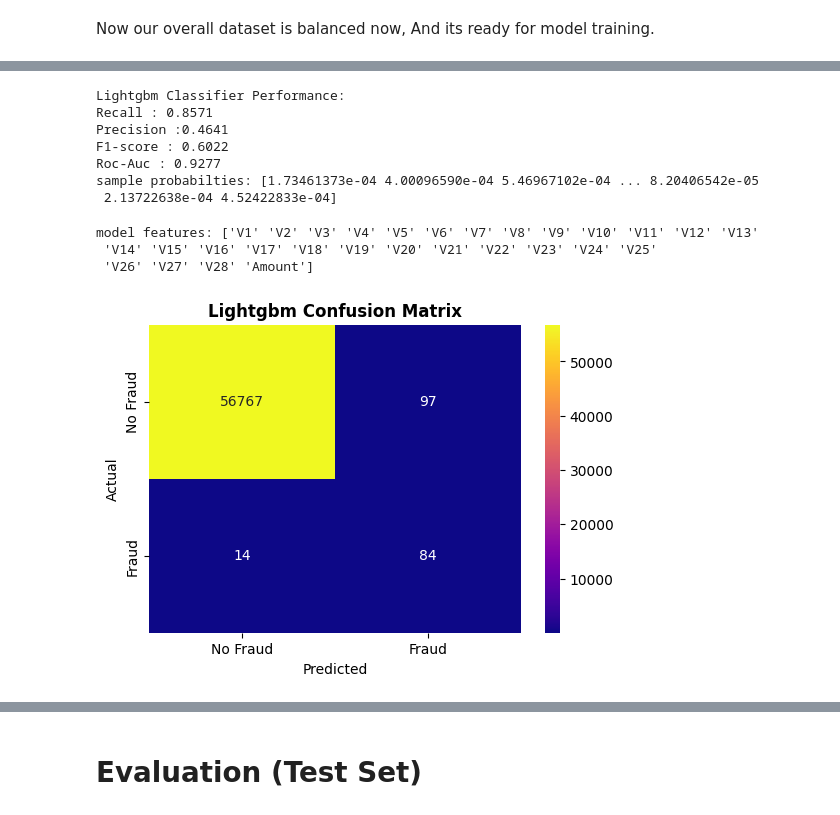
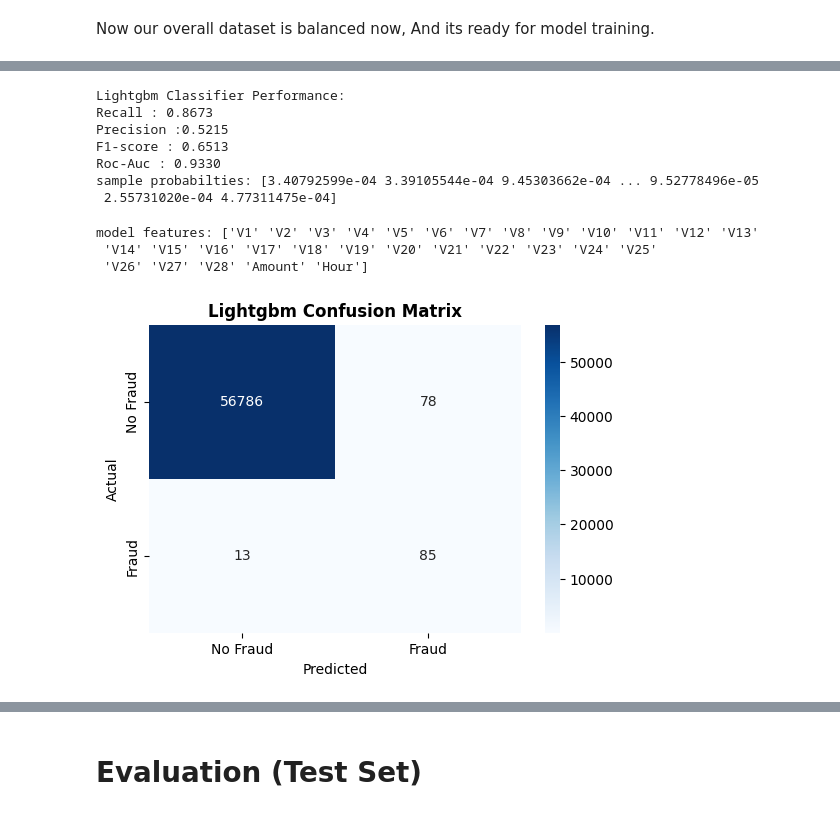
Before and after one commit to ANSHAB786/credit-card-fraud-detection, a Jupyter notebook: data_preprocessing.ipynb, the cells around one changed output, grey strips where cells are left out. Cells and saved outputs as stored; diff of their text form; code cells hidden in the pictures.

```diff
--- a/data_preprocessing.ipynb
+++ b/data_preprocessing.ipynb
@@ -578,7 +589,7 @@ plt.show()
 # %%
 from lightgbm import LGBMClassifier
 
-gbm_model = LGBMClassifier(objective='binary', metric = 'AUC')
+gbm_model = LGBMClassifier(objective='binary', metric = 'AUC', verbose = -1)
 
 gbm_model.fit(X_train_resampled, y_train_resampled)
 gbm_proba = gbm_model.predict_proba(X_test)[:,1]
@@ -599,27 +610,27 @@ print(f"Roc-Auc :{gbm_roc_auc: .4f}")
 print(f"sample probabilties:", gbm_proba)
 # %% [output]
 Lightgbm Classifier Performance:
-Recall : 0.8571
-Precision :0.4641
-F1-score : 0.6022
-Roc-Auc : 0.9277
-sample probabilties: [1.73461373e-04 4.00096590e-04 5.46967102e-04 ... 8.20406542e-05
- 2.13722638e-04 4.52422833e-04]
+Recall : 0.8673
+Precision :0.5215
+F1-score : 0.6513
+Roc-Auc : 0.9330
+sample probabilties: [3.40792599e-04 3.39105544e-04 9.45303662e-04 ... 9.52778496e-05
+ 2.55731020e-04 4.77311475e-04]
 # %%
 print("model features:",gbm_model.feature_names_in_)
 # %% [output]
 model features: ['V1' 'V2' 'V3' 'V4' 'V5' 'V6' 'V7' 'V8' 'V9' 'V10' 'V11' 'V12' 'V13'
  'V14' 'V15' 'V16' 'V17' 'V18' 'V19' 'V20' 'V21' 'V22' 'V23' 'V24' 'V25'
- 'V26' 'V27' 'V28' 'Amount']
+ 'V26' 'V27' 'V28' 'Amount' 'Hour']
 # %%
 # Lightgbm Confusion Matrix
 
 cm = confusion_matrix(y_test, gbm_pred)
 plt.figure(figsize=(6,4))
-sns.heatmap(cm, annot=True, fmt = 'd', cmap='plasma', xticklabels= ['No Fraud', 'Fraud'], yticklabels= ['No Fraud', 'Fraud'])
+sns.heatmap(cm, annot=True, fmt = 'd', cmap='Blues', xticklabels= ['No Fraud', 'Fraud'], yticklabels= ['No Fraud', 'Fraud'])
 plt.title("Lightgbm Confusion Matrix", weight = 'bold')
 plt.xlabel("Predicted")
 plt.ylabel("Actual")
 plt.show()
 # %% [output]
-[figure, old version]
+[figure, new version]
```
Also changed, not shown: parts of 31 cells of this notebook.
